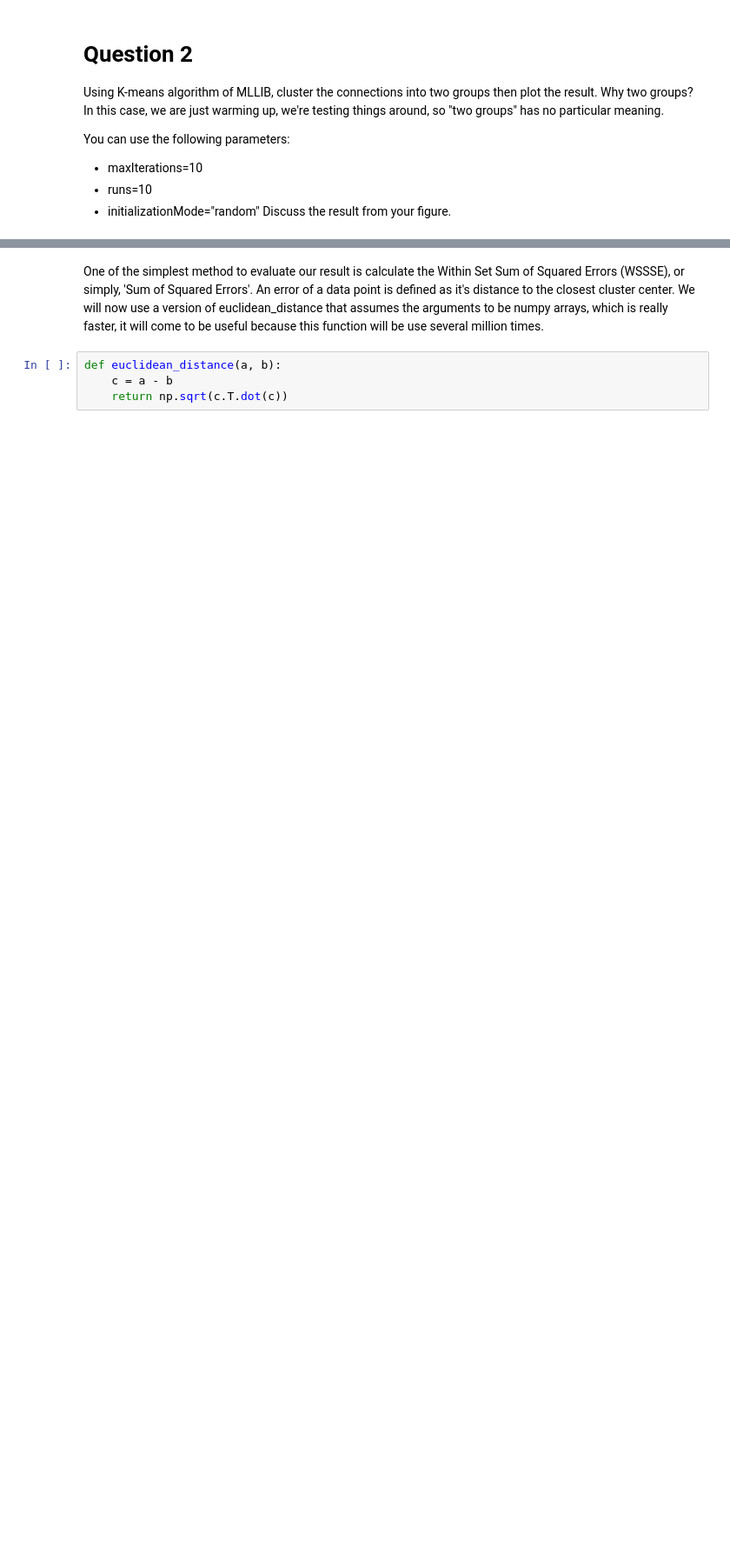
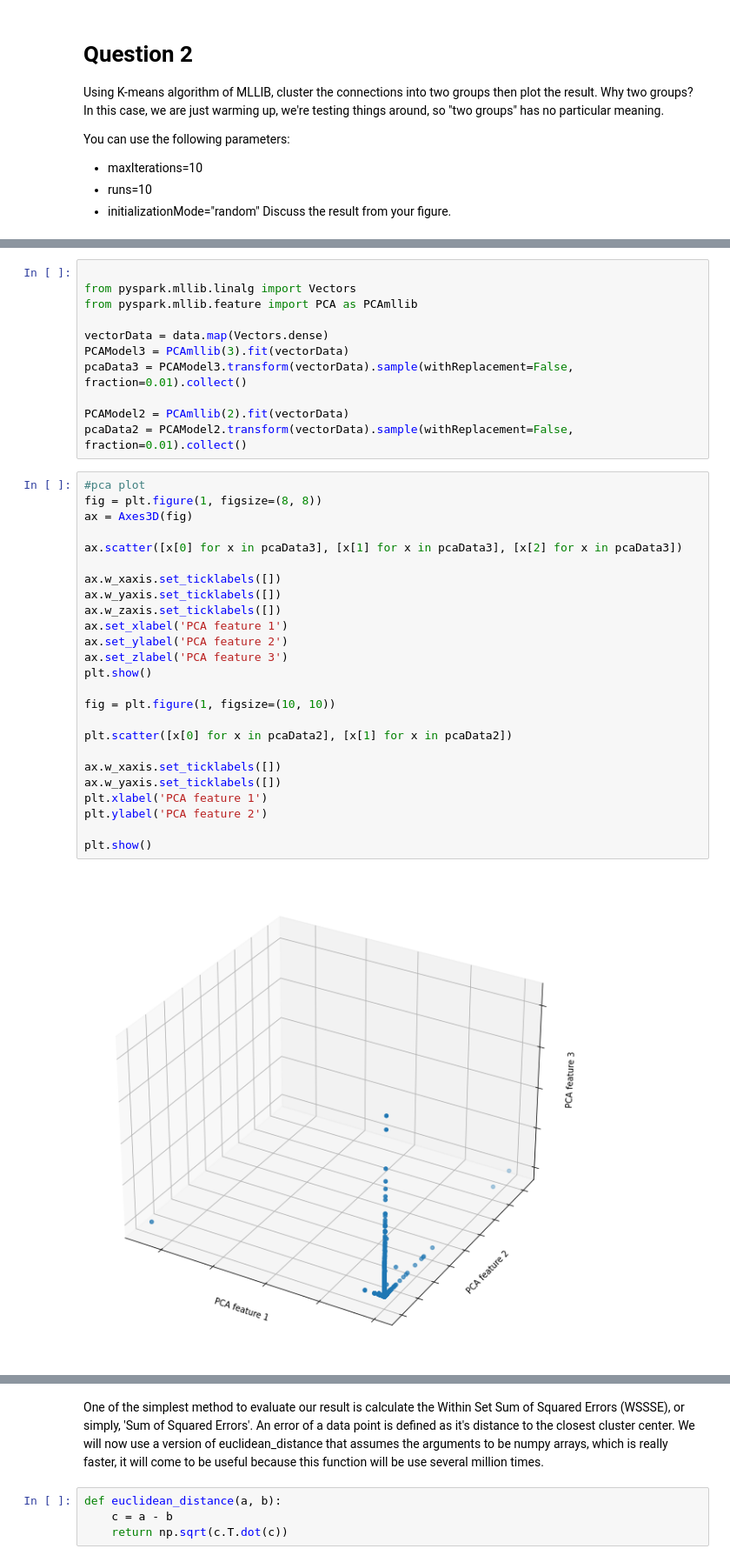
Before and after one commit to Nareshvrao/AL_-_SecurityLab, a Jupyter notebook: Lab4/AISec_Lab4.ipynb, the cells around one changed output, grey strips where cells are left out. Shown at 87% size. Drawn from its saved outputs; the diff is of its cells as text; blank space fills up the shorter version.

```diff
--- a/Lab4/AISec_Lab4.ipynb
+++ b/Lab4/AISec_Lab4.ipynb
@@ -291,0 +395,38 @@ Discuss the result from your figure.
+# %%
+
+from pyspark.mllib.linalg import Vectors
+from pyspark.mllib.feature import PCA as PCAmllib
+
+vectorData = data.map(Vectors.dense)
+PCAModel3 = PCAmllib(3).fit(vectorData)
+pcaData3 = PCAModel3.transform(vectorData).sample(withReplacement=False, fraction=0.01).collect()
+
+PCAModel2 = PCAmllib(2).fit(vectorData)
+pcaData2 = PCAModel2.transform(vectorData).sample(withReplacement=False, fraction=0.01).collect()
+# %%
+#pca plot
+fig = plt.figure(1, figsize=(8, 8))
+ax = Axes3D(fig)
+
+ax.scatter([x[0] for x in pcaData3], [x[1] for x in pcaData3], [x[2] for x in pcaData3])
+
+ax.w_xaxis.set_ticklabels([])
+ax.w_yaxis.set_ticklabels([])
+ax.w_zaxis.set_ticklabels([])
+ax.set_xlabel('PCA feature 1')
+ax.set_ylabel('PCA feature 2')
+ax.set_zlabel('PCA feature 3')
+plt.show()
+
+fig = plt.figure(1, figsize=(10, 10))
+
+plt.scatter([x[0] for x in pcaData2], [x[1] for x in pcaData2])
+
+ax.w_xaxis.set_ticklabels([])
+ax.w_yaxis.set_ticklabels([])
+plt.xlabel('PCA feature 1')
+plt.ylabel('PCA feature 2')
+
+plt.show()
+# %% [output]
+[figure, added]
```
Also changed, not shown: parts of 44 cells of this notebook.
